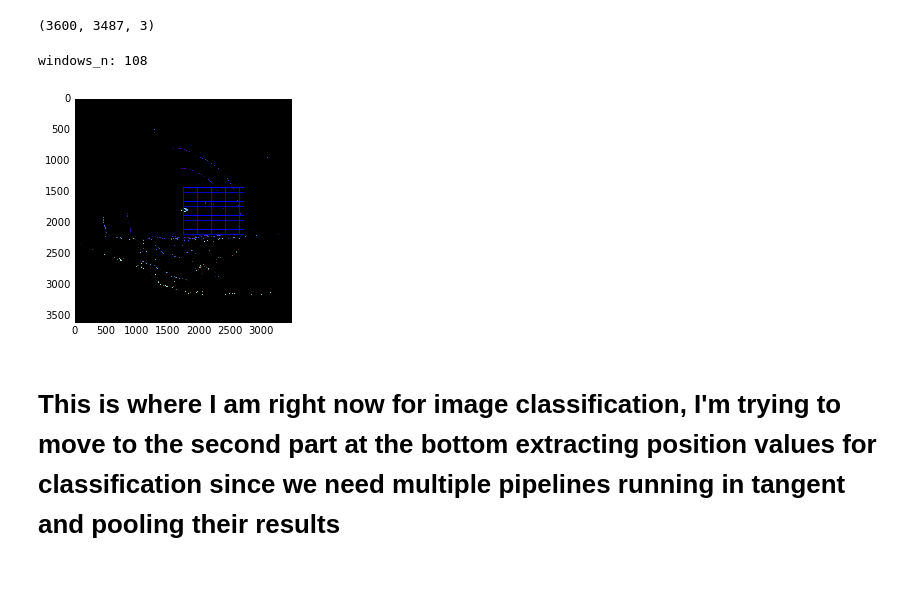
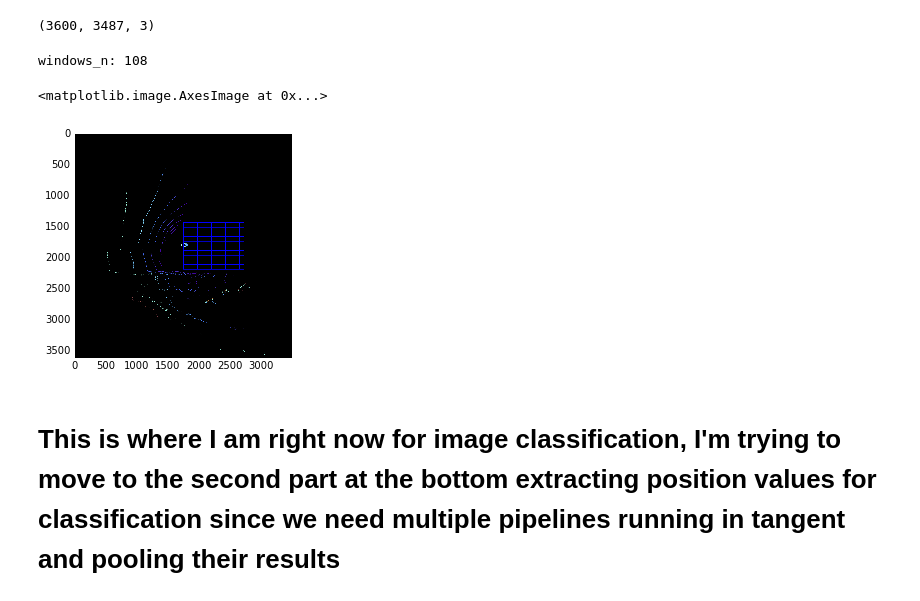
Before and after one commit to moe-elsadig/DidiChallengeHelperScripts, a Jupyter notebook: DiDi_Dataset2/Feature_extraction_from_velo_points.ipynb, the cells around one changed output. Cells and saved outputs as stored; diff of their text form; code cells hidden in the pictures.

Commit message:
feat - tested the pipeline, too many errors from cnn at the moment

```diff
--- a/DiDi_Dataset2/Feature_extraction_from_velo_points.ipynb
+++ b/DiDi_Dataset2/Feature_extraction_from_velo_points.ipynb
@@ -196,14 +110,0 @@ reset_points()
-# %%
-#done this way because del_ rearranges the array, error will be: Error: out of index!
-del_indeces = []
-del_count = 0
-
-print(len(z_s))
-
-for i in range(len(z_s)):
-    if z_s[i] > 2.2 or z_s[i] < 0.3:
-        del_indeces.append(i-del_count)
-        del_count += 1
-
-for index in del_indeces:
-    del z_s[index], x_s[index], y_s[index], i_s[index], r_s[index]
@@ -325,23 +181,6 @@ interact(interaction, h=(-30,16), l=(-30,16))
 ### Although it seems the lidar or the whole car is slanted to it's left side, because the ground rings disappear gradually to the left
 
 ### Copy over the slider values to the below function, to perform the height threshold and to visualise in 2d and 3d
-# %%
-#done this way because del_ rearranges the array, error will be: Error: out of index!
-reset_points()
-del_indeces = []
-del_count = 0
-
-# print(len(z_s))
-
-for i in range(len(z_s)):
-    if z_s[i] > 3 or z_s[i] < -1:
-        del_indeces.append(i-del_count)
-        del_count += 1
-
-for index in del_indeces:
-    del z_s[index], x_s[index], y_s[index], i_s[index], r_s[index]
-
-# plt.clf()
 # %% [markdown]
 # Here we are also saving the plot in order to extract images from it, changing the dpi will only change the sharpness of the image and not it's resolution
 # %%
@@ -686,7 +504,7 @@ Epoch 5/5
 import cv2
 from keras.models import load_model
 cnn = load_model('cnn_model_try.h5')
-img_full = cv2.imread("./out_bextraction/img_26.png")
+img_full = cv2.imread("./out_bextraction/img_22.png")
 print(img_full.shape)
 # %% [output]
 (3600, 3487, 3)
@@ -741,36 +559,37 @@ def slide_window(img, x_start_stop=[None, None], y_start_stop=[390, 650],
                 # Append window position to list
                 window_list.append(((startx, starty), (endx, endy)))
 #         y_start_stop[0] += np.int(ny_pix_per_step/2)
         x_start_stop[0] -= np.int(nx_pix_per_step*2)
         x_start_stop[1] += np.int(nx_pix_per_step*2)
     # Return the list of windows
     return window_list
 
 # Define a function to draw bounding boxes
 def draw_boxes(img, bboxes, color=(0, 0, 255), thick=6):
     # Make a copy of the image
     imcopy = np.copy(img)
     # Iterate through the bounding boxes
     for bbox in bboxes:
         # Draw a rectangle given bbox coordinates
         cv2.rectangle(imcopy, bbox[0], bbox[1], color, thick)
     # Return the image copy with boxes drawn
     return imcopy
 
 
 # if camera view is 30 degrees, tan(30) = 0.58,
 
 global_windows = slide_window(img_full, x_start_stop=[int(img_full.shape[1]*0.5), int(0.8*img_full.shape[1])],
                               y_start_stop=[int(img_full.shape[0]*0.4), int(0.6*img_full.shape[0])],
                     xy_window=(150, 150), xy_overlap=(0.5, 0.5))
 print("windows_n:",len(global_windows))
 
-box_img = draw_boxes(img_full, global_windows)
-plt.imshow(box_img)
+box_img_sample = draw_boxes(img_full, global_windows)
+plt.imshow(box_img_sample)
 # plt.imsave("all_boxes_covered.png",box_img)
 # %% [output]
 windows_n: 108
+<matplotlib.image.AxesImage at 0x...>
-[figure, old version]
+[figure, new version]
 # %% [markdown]
 # This is where I am right now for image classification, I'm trying to move to the second part at the bottom extracting position values for classification since we need multiple pipelines running in tangent and pooling their results
 # %%
```
Also changed, not shown: parts of 35 cells of this notebook.
